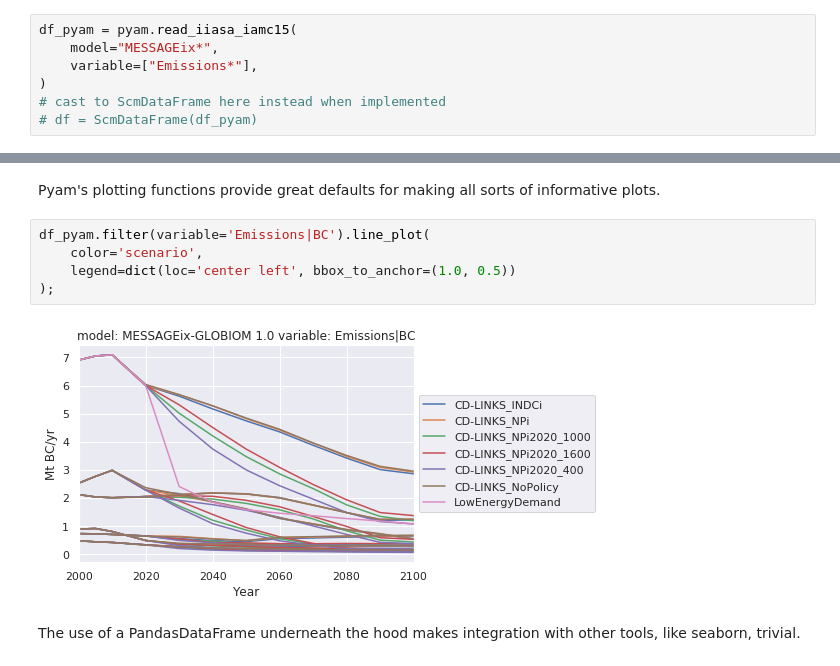
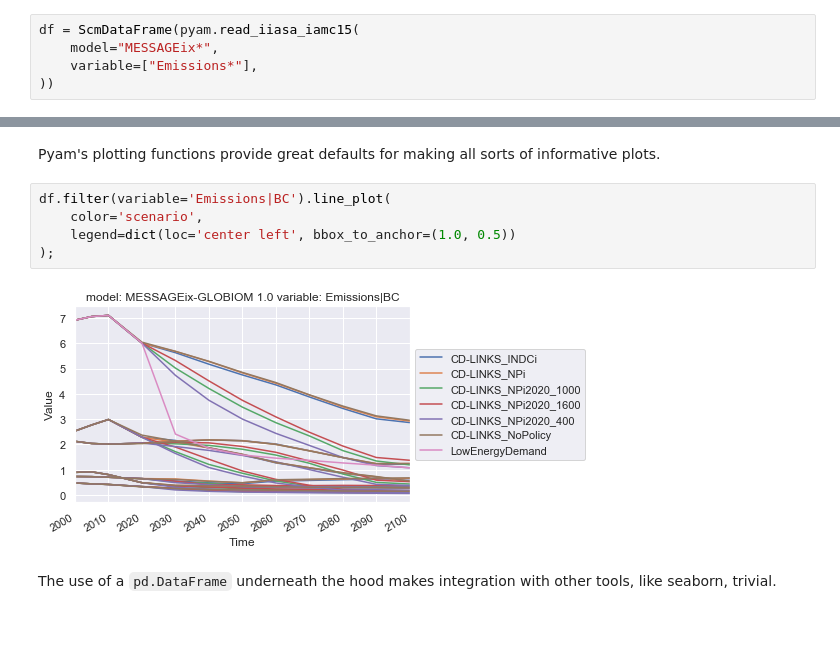
Before and after one commit to openscm/openscm, a Jupyter notebook: notebooks/pyam-integration.ipynb, the cells around one changed output, grey strips where cells are left out. Saved outputs shown, nothing was run; the diff lists cells and outputs as text; blank space fills up the shorter version.

```diff
--- a/notebooks/pyam-integration.ipynb
+++ b/notebooks/pyam-integration.ipynb
@@ -14,10 +20,8 @@ sns.set(style="darkgrid")
 # %%
-df_pyam = pyam.read_iiasa_iamc15(
+df = ScmDataFrame(pyam.read_iiasa_iamc15(
     model="MESSAGEix*",
     variable=["Emissions*"],
-)
-# cast to ScmDataFrame here instead when implemented
-# df = ScmDataFrame(df_pyam)
+))
 # %% [output]
 INFO:root:You are connected to the iamc15 scenario explorer. Please cite as:
 
@@ -74,12 +75,12 @@ Index(['model', 'region', 'scenario', 'unit', 'value', 'variable', 'year'], dtyp
 # %% [markdown]
 Pyam's plotting functions provide great defaults for making all sorts of informative plots.
 # %%
-df_pyam.filter(variable='Emissions|BC').line_plot(
+df.filter(variable='Emissions|BC').line_plot(
     color='scenario',
     legend=dict(loc='center left', bbox_to_anchor=(1.0, 0.5))
 );
 # %% [output]
-[figure, old version]
+[figure, new version]
 # %% [markdown]
-The use of a PandasDataFrame underneath the hood makes integration with other tools, like seaborn, trivial.
+The use of a `pd.DataFrame` underneath the hood makes integration with other tools, like seaborn, trivial.
 # %%
```
Also changed, not shown: parts of 12 cells of this notebook, 2 other files.
